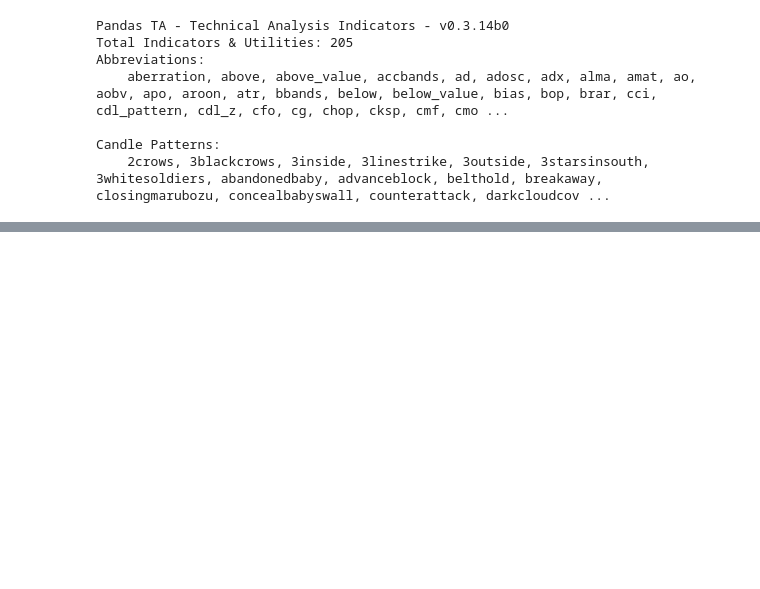
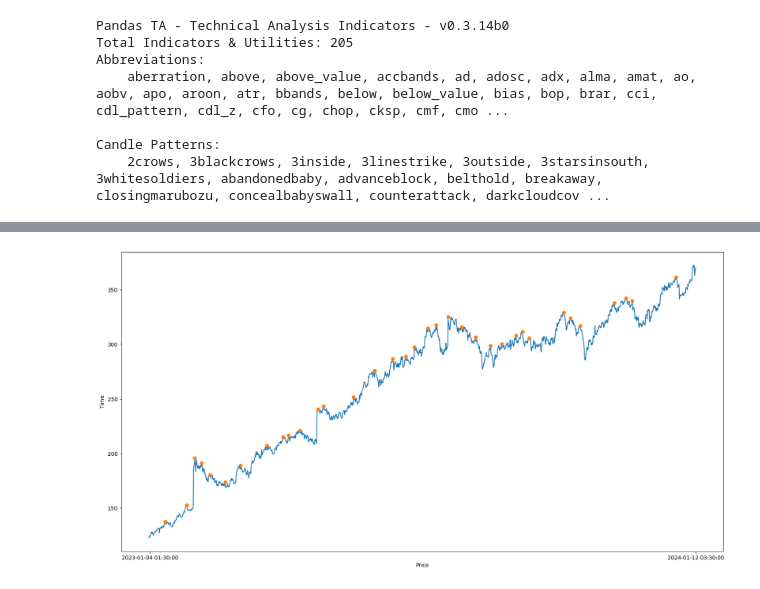
Before and after one commit to trungviet17/TA_Patterns_Recognition, a Jupyter notebook: Analysis.ipynb, the cells around one changed output, grey strips where cells are left out. Drawn from its saved outputs; the diff is of its cells as text; code cells hidden in the pictures; blank space fills up the shorter version.

```diff
--- a/Analysis.ipynb
+++ b/Analysis.ipynb
@@ -64,0 +155,5 @@ analysis.summary
+# %%
+rw = RollingWindow(main_df['open'], 15, True, main_df['datetime'])
+rw.find_regional_locals_max()
+# %% [output]
+[figure, added]
```
Also changed, not shown: parts of 12 cells of this notebook, 2 other files.
